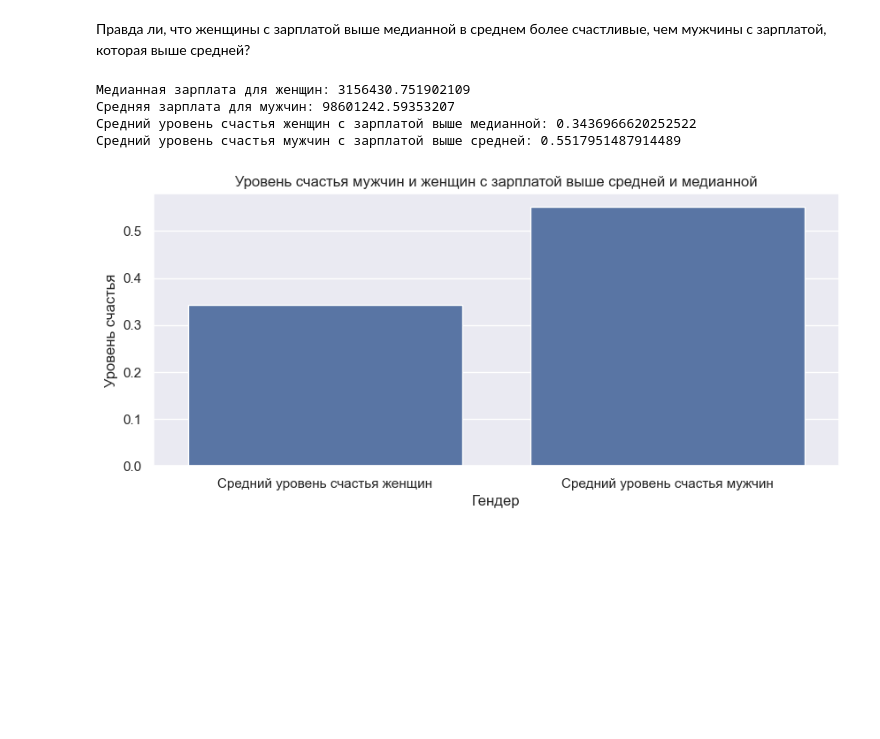
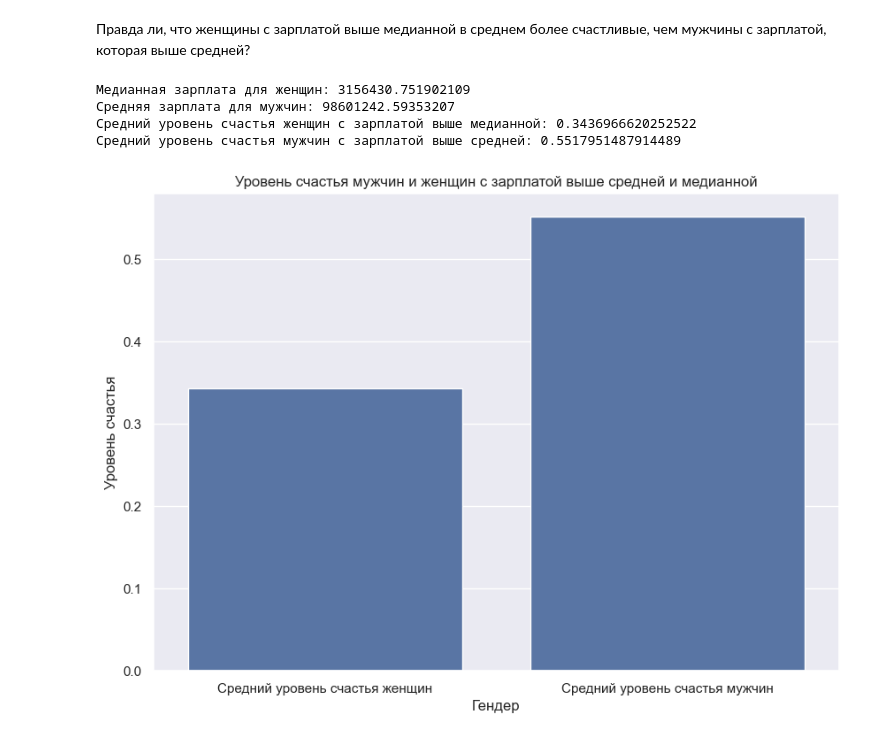
Before and after one commit to djpumauzb/Analyitics, a Jupyter notebook: A-B testing/lesson4/4.8 M4_HW.ipynb, the cells around one changed output. Cells and saved outputs as stored; diff of their text form; code cells hidden in the pictures; blank space fills up the shorter version.

```diff
--- a/A-B testing/lesson4/4.8 M4_HW.ipynb
+++ b/A-B testing/lesson4/4.8 M4_HW.ipynb
@@ -269,32 +269,32 @@ woman_salary_median = women_salary.median()
 men_salary_mean = men_salary.mean()
 
 # Проверка значений медианной и средней зарплат
 print(f"Медианная зарплата для женщин: {woman_salary_median}")
 print(f"Средняя зарплата для мужчин: {men_salary_mean}")
 
 women_above_salary_median_filter = women_filter & (data['salary'] > woman_salary_median)
 men_above_salary_mean_filter = men_filter & (data['salary'] > men_salary_mean)
 # Применение фильтров к исходному DataFrame
 women_above_salary_median = data.loc[women_above_salary_median_filter]
 men_above_salary_mean = data.loc[men_above_salary_mean_filter]
 
 # Шаг 5: Средний уровень счастья
 women_happyness_above_salary_median = women_above_salary_median['happyness'].mean()
 men_happyness_above_salary_mean = men_above_salary_mean['happyness'].mean()
 
 # Проверка результатов
 print(f"Средний уровень счастья женщин с зарплатой выше медианной: {women_happyness_above_salary_median}")
 print(f"Средний уровень счастья мужчин с зарплатой выше средней: {men_happyness_above_salary_mean}")
 
-plt.figure(figsize=(10, 4))
+plt.figure(figsize=(10, 7))
 sns.barplot(x=['Средний уровень счастья женщин','Средний уровень счастья мужчин'], y=[women_happyness_above_salary_median, men_happyness_above_salary_mean])
 plt.title('Уровень счастья мужчин и женщин с зарплатой выше средней и медианной')
 plt.xlabel('Гендер')
 plt.ylabel('Уровень счастья')
 plt.show()
 # %% [output]
 Медианная зарплата для женщин: 3156430.751902109
 Средняя зарплата для мужчин: 98601242.59353207
 Средний уровень счастья женщин с зарплатой выше медианной: 0.3436966620252522
 Средний уровень счастья мужчин с зарплатой выше средней: 0.5517951487914489
-[figure, old version]
+[figure, new version]
```
